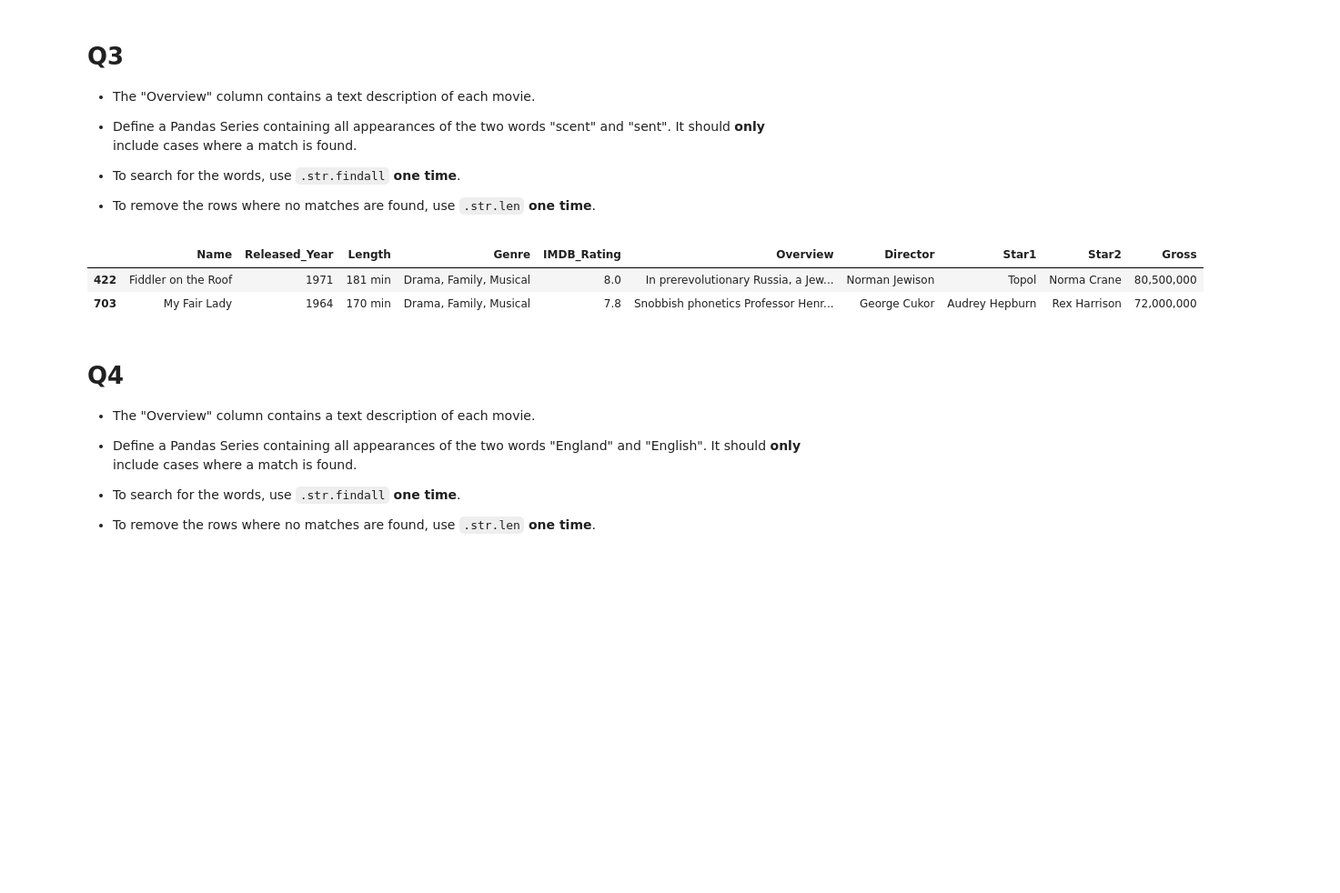
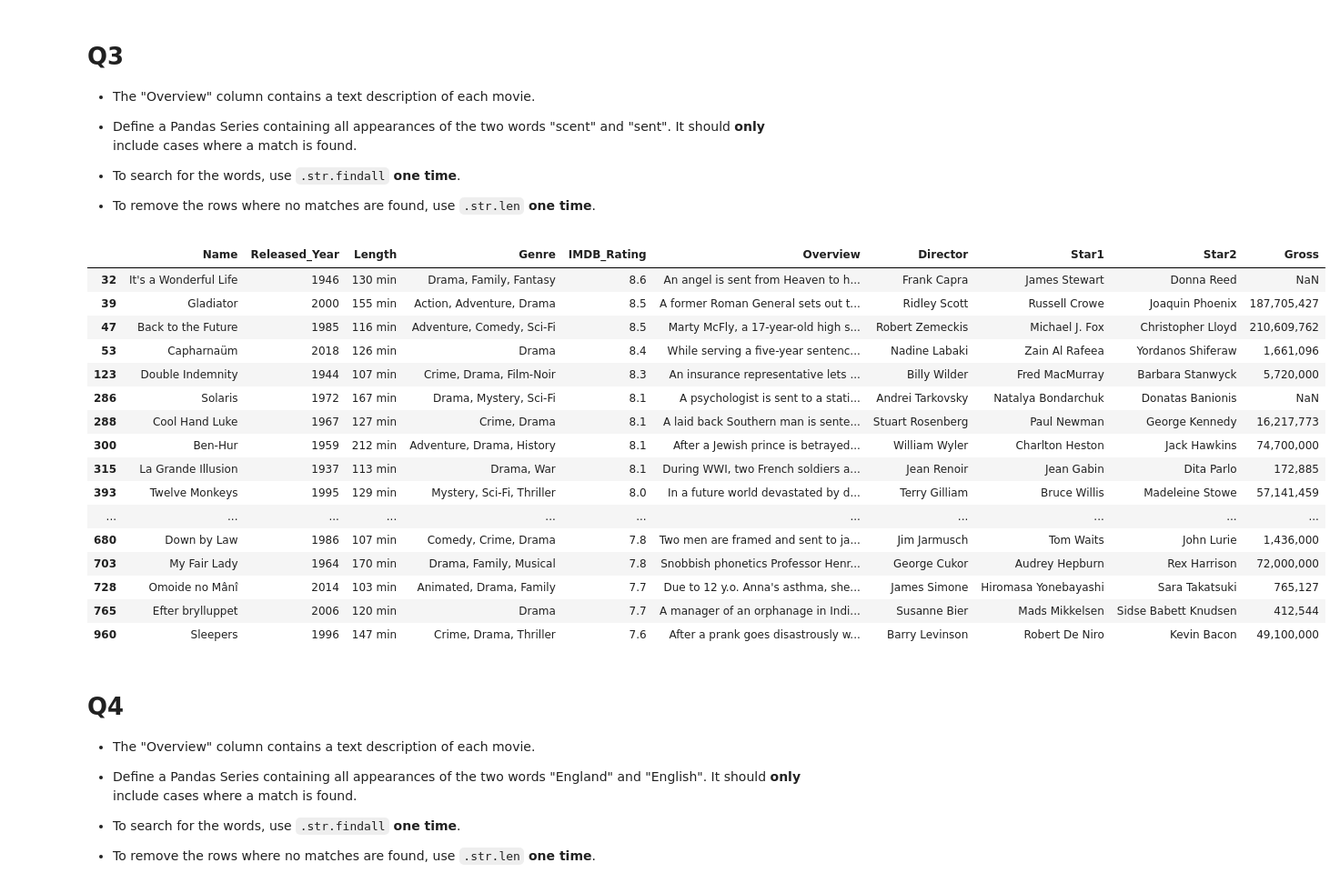
Before and after one commit to Cynthiah0503/qtm151fall2025, a Jupyter notebook: Lecture_24-trigrams/Lecture24.ipynb, the cells around one changed output. Shown at 91% size. Cells and saved outputs as stored; diff of their text form; code cells hidden in the pictures; blank space fills up the shorter version.

```diff
--- a/Lecture_24-trigrams/Lecture24.ipynb
+++ b/Lecture_24-trigrams/Lecture24.ipynb
@@ -537,19 +538,34 @@ print(df_music.shape[0])
 # %%
 # your answer here
 
 # find scent and sent in the Overview column
-scent = df_music["Overview"].str.findall(r"[Ss][c]?ent")
+scent = df["Overview"].str.findall("[Ss]c?ent")
+###scent = df["Overview"].str.findall("[Ss][c?]ent") wrong, cannot have brackets around optional character
 scent
 
 #remove rows without scent or sent
 aa = scent.str.len() > 0
 
 #print a dataframe with only rows that have scent or sent
-df_music[aa]
+df[aa]
 # %% [output]
 |  | Name | Released_Year | Length | Genre | IMDB_Rating | Overview | Director | Star1 | Star2 | Gross |
-| 422 | Fiddler on the Roof | 1971 | 181 min | Drama, Family, Musical | 8.0 | In prerevolutionary Russia, a Jew... | Norman Jewison | Topol | Norma Crane | 80,500,000 |
+| 32 | It's a Wonderful Life | 1946 | 130 min | Drama, Family, Fantasy | 8.6 | An angel is sent from Heaven to h... | Frank Capra | James Stewart | Donna Reed | NaN |
+| 39 | Gladiator | 2000 | 155 min | Action, Adventure, Drama | 8.5 | A former Roman General sets out t... | Ridley Scott | Russell Crowe | Joaquin Phoenix | 187,705,427 |
+| 47 | Back to the Future | 1985 | 116 min | Adventure, Comedy, Sci-Fi | 8.5 | Marty McFly, a 17-year-old high s... | Robert Zemeckis | Michael J. Fox | Christopher Lloyd | 210,609,762 |
+| 53 | Capharnaüm | 2018 | 126 min | Drama | 8.4 | While serving a five-year sentenc... | Nadine Labaki | Zain Al Rafeea | Yordanos Shiferaw | 1,661,096 |
+| 123 | Double Indemnity | 1944 | 107 min | Crime, Drama, Film-Noir | 8.3 | An insurance representative lets ... | Billy Wilder | Fred MacMurray | Barbara Stanwyck | 5,720,000 |
+| 286 | Solaris | 1972 | 167 min | Drama, Mystery, Sci-Fi | 8.1 | A psychologist is sent to a stati... | Andrei Tarkovsky | Natalya Bondarchuk | Donatas Banionis | NaN |
+| 288 | Cool Hand Luke | 1967 | 127 min | Crime, Drama | 8.1 | A laid back Southern man is sente... | Stuart Rosenberg | Paul Newman | George Kennedy | 16,217,773 |
+| 300 | Ben-Hur | 1959 | 212 min | Adventure, Drama, History | 8.1 | After a Jewish prince is betrayed... | William Wyler | Charlton Heston | Jack Hawkins | 74,700,000 |
+| 315 | La Grande Illusion | 1937 | 113 min | Drama, War | 8.1 | During WWI, two French soldiers a... | Jean Renoir | Jean Gabin | Dita Parlo | 172,885 |
+| 393 | Twelve Monkeys | 1995 | 129 min | Mystery, Sci-Fi, Thriller | 8.0 | In a future world devastated by d... | Terry Gilliam | Bruce Willis | Madeleine Stowe | 57,141,459 |
+| ... | ... | ... | ... | ... | ... | ... | ... | ... | ... | ... |
+| 680 | Down by Law | 1986 | 107 min | Comedy, Crime, Drama | 7.8 | Two men are framed and sent to ja... | Jim Jarmusch | Tom Waits | John Lurie | 1,436,000 |
 | 703 | My Fair Lady | 1964 | 170 min | Drama, Family, Musical | 7.8 | Snobbish phonetics Professor Henr... | George Cukor | Audrey Hepburn | Rex Harrison | 72,000,000 |
+| 728 | Omoide no Mânî | 2014 | 103 min | Animated, Drama, Family | 7.7 | Due to 12 y.o. Anna's asthma, she... | James Simone | Hiromasa Yonebayashi | Sara Takatsuki | 765,127 |
+| 765 | Efter brylluppet | 2006 | 120 min | Drama | 7.7 | A manager of an orphanage in Indi... | Susanne Bier | Mads Mikkelsen | Sidse Babett Knudsen | 412,544 |
+| 960 | Sleepers | 1996 | 147 min | Crime, Drama, Thriller | 7.6 | After a prank goes disastrously w... | Barry Levinson | Robert De Niro | Kevin Bacon | 49,100,000 |
 # %% [markdown]
 # Q4
 
```
Also changed, not shown: parts of 5 cells of this notebook.
